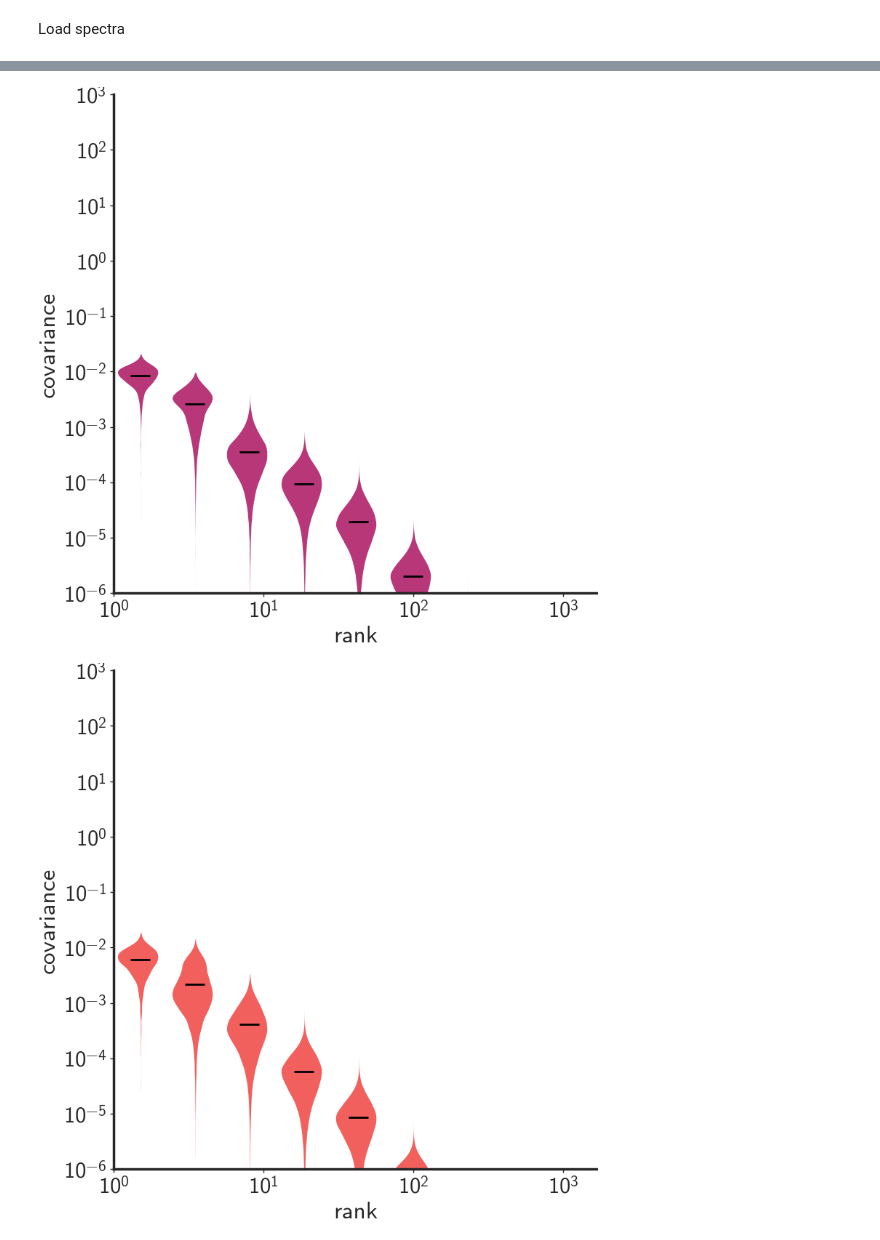
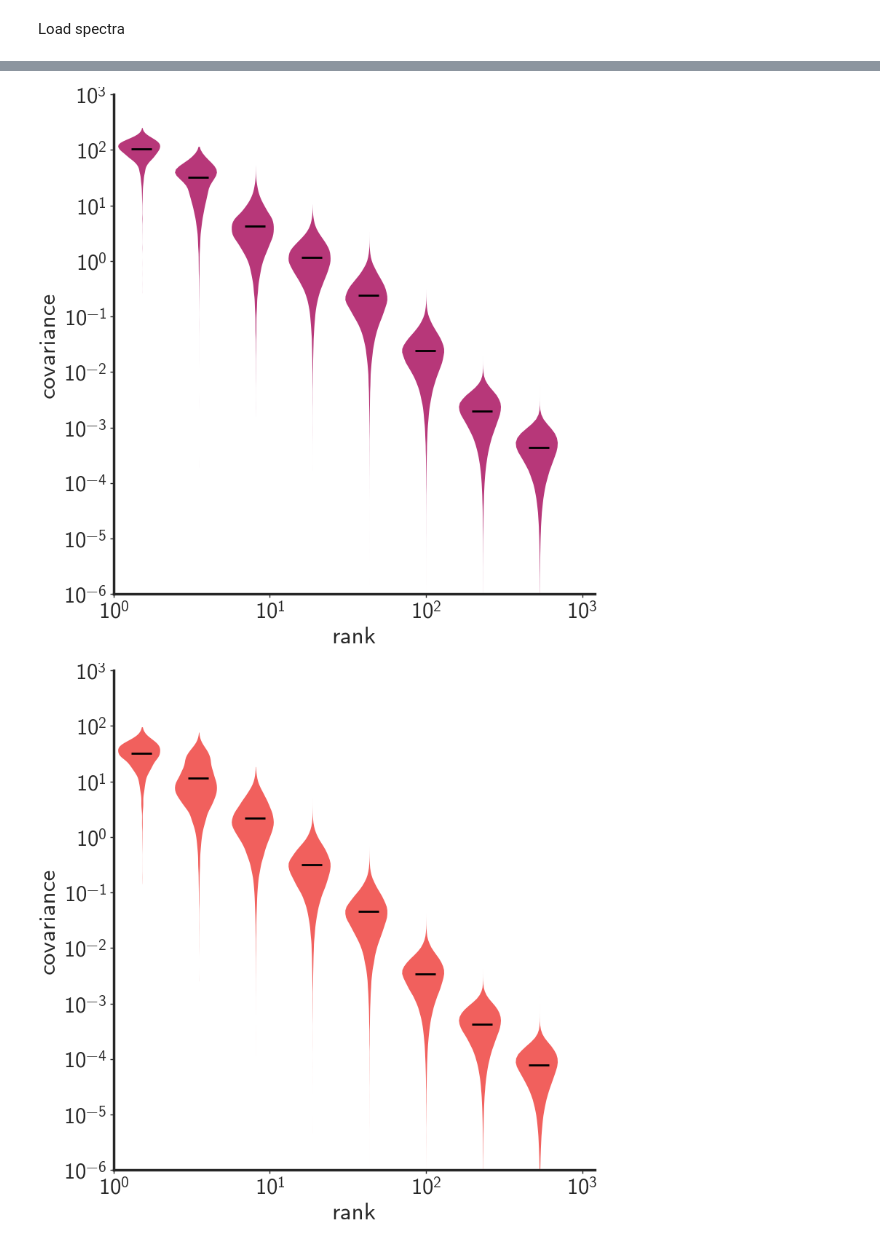
Before and after one commit to kelseyhan-jhu/indiv_dim, a Jupyter notebook: notebooks/inspect_spectra_alt.ipynb, the cells around one changed output, grey strips where cells are left out. Saved outputs shown, nothing was run; the diff lists cells and outputs as text; code cells hidden in the pictures.

```diff
--- a/notebooks/inspect_spectra_alt.ipynb
+++ b/notebooks/inspect_spectra_alt.ipynb
@@ -85,8 +85,8 @@ unique_bins = np.unique(bin_assignments)
 import json
 
 for roi in rois:
-    with open(f"/home/chan21/indiv_dim/results/nvoxels_{roi}_functional_voxel_counts.json", 'r') as f:
-        voxel_dict = json.load(f)
+    # with open(f"/home/chan21/indiv_dim/results/nvoxels_{roi}_functional_voxel_counts.json", 'r') as f:
+    #     voxel_dict = json.load(f)
 
     fig, ax = plt.subplots(1, 1, figsize=(8, 8))
     # Collect data
@@ -94,7 +94,7 @@ for roi in rois:
     for key in roi_spectra[roi].keys():
         spectrum = roi_spectra[roi][key]
         subject_pair = key.split('_')[0] + '_' + key.split('_')[1]
-        spectrum = spectrum / voxel_dict[subject_pair] # normalize by number of voxels
+        #spectrum = spectrum / voxel_dict[subject_pair] # normalize by number of voxels
         for bin, value in zip(bin_assignments, spectrum):
             all_binned_spectrum[bin].append(value)
 
@@ -102,7 +102,7 @@ for roi in rois:
 
 
     # Plot violins
-    for idx, (pos, data) in enumerate(zip(unique_bins, all_binned_values)):
+    for idx, (pos, data) in enumerate(zip(unique_bins[:-1], all_binned_values[:-1])):
         original_data = data.copy()  # Keep original data including negatives
         data_positive = data[data > 0]  # Remove zeros or negative values for violin plot
 
@@ -153,7 +153,7 @@ for roi in rois:
     # ax.set_yticks([10**-4, 10**-3, 10**-2, 10**-1, 10**0, 10**1, 10**2, 10**3])
 
 
-    plt.show()
+    #plt.show()
     # save as svg
-    #plt.savefig(f'figure1_{roi}-{color}.svg', dpi=300, bbox_inches='tight')
+    plt.savefig(f'figure1_{roi}.svg', dpi=300, bbox_inches='tight')
 # %% [output]
@@ -162,2 +162,2 @@ for roi in rois:
-[figure, old version]
+[figure, new version]
-[figure, old version]
+[figure, new version]
```
Also changed, not shown: parts of 6 cells of this notebook, 52 other files.
